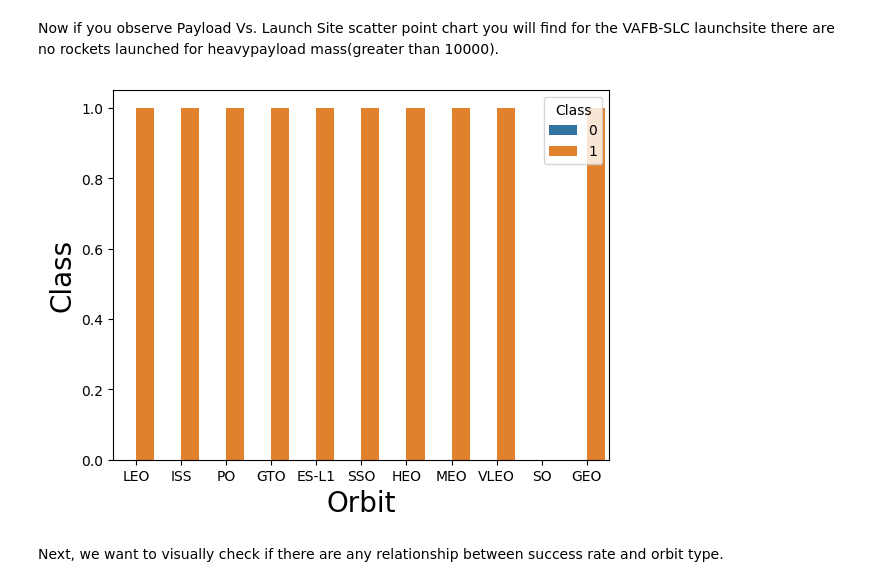
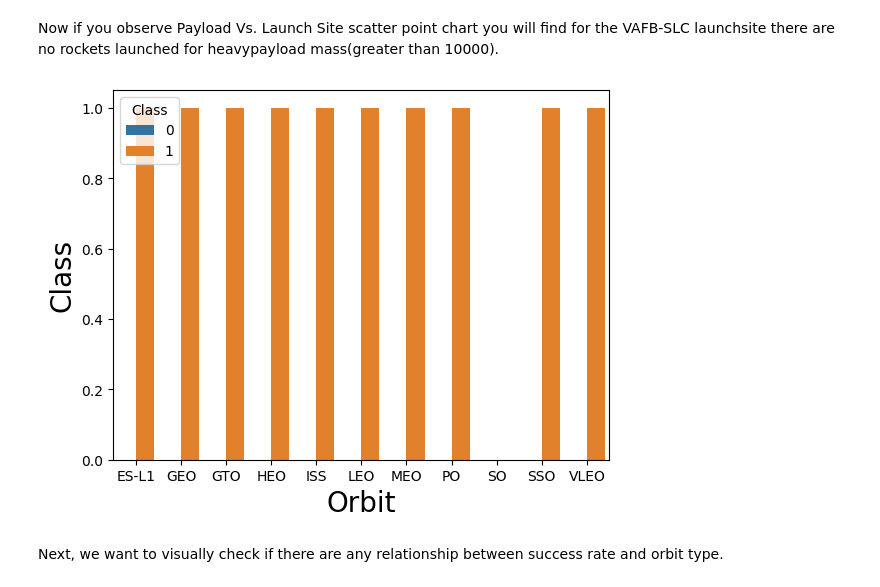
Before and after one commit to eelcodenheijer/applied_data_science_notebooks, a Jupyter notebook: edadataviz.ipynb, the cells around one changed output. Cells and saved outputs as stored; diff of their text form; code cells hidden in the pictures.

```diff
--- a/edadataviz.ipynb
+++ b/edadataviz.ipynb
@@ -121,12 +121,13 @@ We also want to observe if there is any relationship between launch sites and th
 Now if you observe Payload Vs. Launch Site scatter point chart you will find for the VAFB-SLC  launchsite there are no  rockets  launched for  heavypayload mass(greater than 10000).
 # %%
 ### TASK  3: Visualize the relationship between success rate of each orbit type
-sns.barplot(y="Class", x="Orbit", hue="Class", data=df)
+new_df = df.groupby(['Orbit','Class']).agg('count').reset_index()
+sns.barplot(y="Class", x="Orbit", hue="Class", data=new_df)
 plt.xlabel("Orbit",fontsize=20)
 plt.ylabel("Class",fontsize=20)
 plt.show()
 # %% [output]
-[figure, old version]
+[figure, new version]
 # %% [markdown]
 Next, we want to visually check if there are any relationship between success rate and orbit type.
 # %% [markdown]
```
Also changed, not shown: parts of 6 cells of this notebook.
